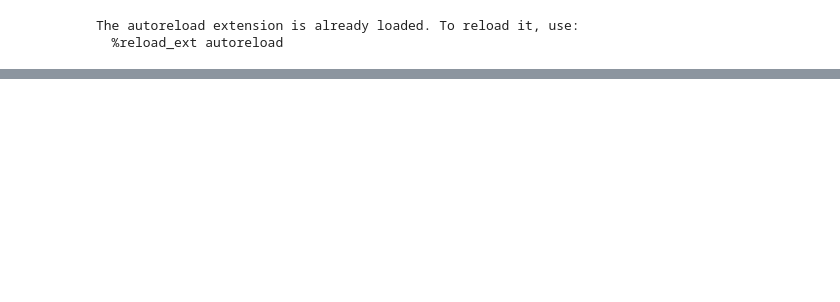
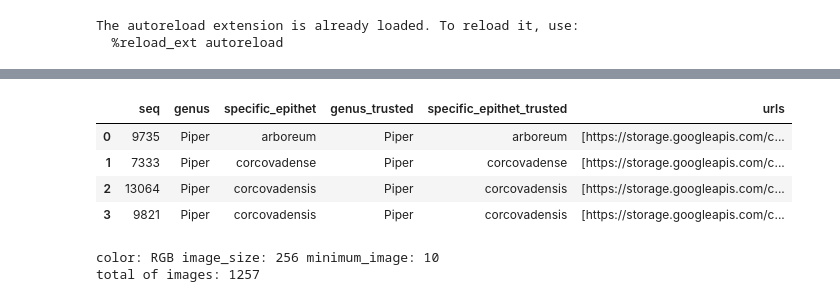
Before and after one commit to xaaaandao/piperaceae-sql, a Jupyter notebook: pr_dataset.ipynb, the cells around one changed output, grey strips where cells are left out. Cells and saved outputs as stored; diff of their text form; code cells hidden in the pictures; blank space fills up the shorter version.

```diff
--- a/pr_dataset.ipynb
+++ b/pr_dataset.ipynb
@@ -43,3 +38,6 @@ list_minimum_image=[5, 10, 20]
 list_color=['rgb', 'grayscale']
 list_image_size=['256', '400', '512']
 path_out = '/home/xandao/Imagens/pr_dataset'
+list_images_invalid=get_list_of_images_invalid()
+list_images_invalid=list_images_invalid['barcode']
+list_images_invalid
@@ -48,4 +63,0 @@ path_out = '/home/xandao/Imagens/pr_dataset'
-# %%
-query = session.query(County).filter(County.uf=='PR').distinct().all()
-
-uf_unaccented_lower, state_unaccented_lower, county_unaccented_lower = db.get_list_uf_state_county(query)
@@ -54,8 +63,0 @@ uf_unaccented_lower, state_unaccented_lower, county_unaccented_lower = db.get_li
-# %%
-level = DataTrustedIdentifier.specific_epithet
-# columns = [level, sa.func.array_agg(DataTrustedIdentifier.seq)]
-condition = sa.and_(DataTrustedIdentifier.country_trusted == 'Brasil',
-                        DataTrustedIdentifier.specific_epithet.is_not(None),
-                        sa.or_(uf_unaccented_lower, state_unaccented_lower))
-
-separate_and_copy_images(condition, level, list_color, list_images_invalid, list_minimum_image, list_image_size, path_out, session)
@@ -86,0 +64,58 @@ separate_and_copy_images(condition, level, list_color, list_images_invalid, list
+# %%
+for color in list_color:
+    for image_size in list_image_size:
+        for minimum_image in list_minimum_image:
+            list_level = []
+            list_path_images_final = []
+            list_seq_final = []
+            list_count_samples = []
+
+            level=DataTrustedIdentifier.specific_epithet_trusted
+            out=os.path.join(path_out, color.upper(), level.name, image_size, str(minimum_image))
+
+            condition = sa.and_(DataTrustedIdentifier.country_trusted == 'Brasil',
+                                level.is_not(None),
+                                sa.or_(uf_unaccented_lower,
+                                       state_unaccented_lower,
+                                       county_unaccented_lower))
+
+            columns = [level,
+                       sa.func.array_agg(DataTrustedIdentifier.seq).label('list_seq')]
+            query = session.query(*columns) \
+                .filter(condition) \
+                .distinct() \
+                .group_by(level) \
+                .order_by(level) \
+                .having(sa.func.count(level) >= minimum_image) \
+                .all()
+
+            print('color: %s image_size: %s minimum_image: %d' % (color.upper(), image_size, minimum_image))
+            for q in query:
+                qzao = session.query(Image.seq_id, sa.func.array_agg(Image.path_segmented).label('list_path_segmented')) \
+                    .filter(sa.and_(Image.seq_id.in_(q.list_seq),
+                                    Image.color_mode.__eq__(color.upper()),
+                                    Image.height.__eq__(image_size),
+                                    Image.width.__eq__(image_size),
+                                    sa.not_(Image.filename.in_(list_images_invalid)),
+                                    sa.not_(Image.filename.ilike('%_v0%')),
+                                    sa.not_(Image.filename.like('%_e%')),
+                                    sa.not_(Image.filename.like('%_nd%')),
+                                    ))\
+                    .group_by(Image.seq_id)\
+                    .all()
+
+                list_one_image_per_seq = []
+                list_seq_one_image = []
+                for qzinho in qzao:
+                    list_seq_one_image.append(qzinho.seq_id)
+                    list_one_image_per_seq.append(sorted(qzinho.list_path_segmented)[0])
+
+                if len(list_one_image_per_seq) >= minimum_image:
+                    list_count_samples.append(len(list_one_image_per_seq))
+                    list_level.append(q.specific_epithet_trusted)
+                    list_path_images_final.append(list_one_image_per_seq)
+                    list_seq_final.append(list_seq_one_image)
+
+            copy_images(list_level, list_path_images_final, out)
+            save_metadata(list_count_samples, list_level, list_path_images_final, list_seq_final, out, session)
+# %% [output]
@@ -86,0 +129,7 @@ separate_and_copy_images(condition, level, list_color, list_images_invalid, list
+|  | seq | genus | specific_epithet | genus_trusted | specific_epithet_trusted | urls |
+| 0 | 9735 | Piper | arboreum | Piper | arboreum | [https://storage.googleapis.com/c... |
+| 1 | 7333 | Piper | corcovadense | Piper | corcovadense | [https://storage.googleapis.com/c... |
+| 2 | 13064 | Piper | corcovadensis | Piper | corcovadensis | [https://storage.googleapis.com/c... |
+| 3 | 9821 | Piper | corcovadensis | Piper | corcovadensis | [https://storage.googleapis.com/c... |
+color: RGB image_size: 256 minimum_image: 10
+total of images: 1257
```
Also changed, not shown: parts of 13 cells of this notebook, 4 other files.
